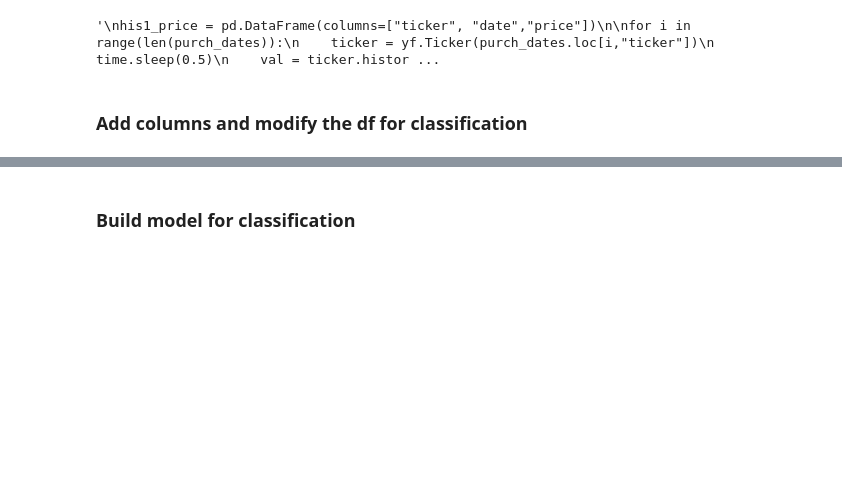
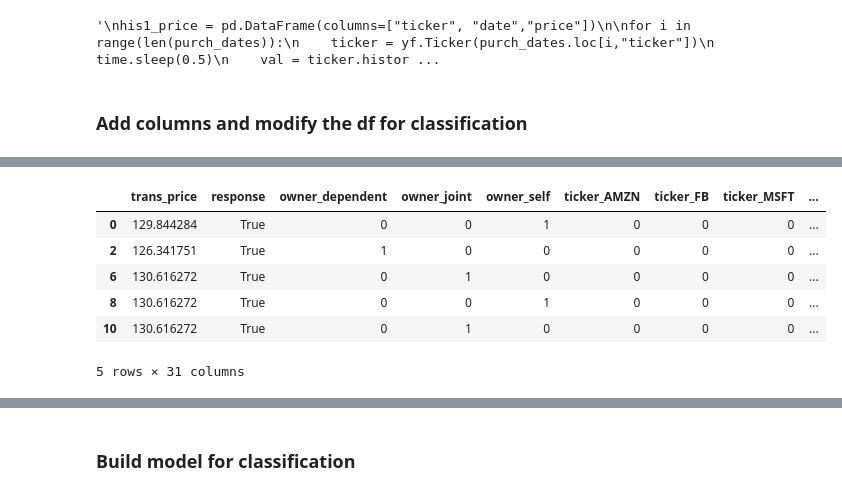
Before and after one commit to MSIA/2022-msia423-Dhatwalia-Narin-project, a Jupyter notebook: notebooks/develop/Dataset Testing .ipynb, the cells around one changed output, grey strips where cells are left out. Drawn from its saved outputs; the diff is of its cells as text; code cells hidden in the pictures; blank space fills up the shorter version.

```diff
--- a/notebooks/develop/Dataset Testing .ipynb
+++ b/notebooks/develop/Dataset Testing .ipynb
@@ -257,0 +279,10 @@ for i in range(len(new_df.columns)): print(i)
+# %%
+new_df.head(5)
+# %% [output]
+|  | trans_price | response | owner_dependent | owner_joint | owner_self | ticker_AMZN | ticker_FB | ticker_MSFT | ... |
+| 0 | 129.844284 | True | 0 | 0 | 1 | 0 | 0 | 0 | ... |
+| 2 | 126.341751 | True | 1 | 0 | 0 | 0 | 0 | 0 | ... |
+| 6 | 130.616272 | True | 0 | 1 | 0 | 0 | 0 | 0 | ... |
+| 8 | 130.616272 | True | 0 | 0 | 1 | 0 | 0 | 0 | ... |
+| 10 | 130.616272 | True | 0 | 1 | 0 | 0 | 0 | 0 | ... |
+5 rows × 31 columns
```
Also changed, not shown: parts of 19 cells of this notebook, 4 other files.
